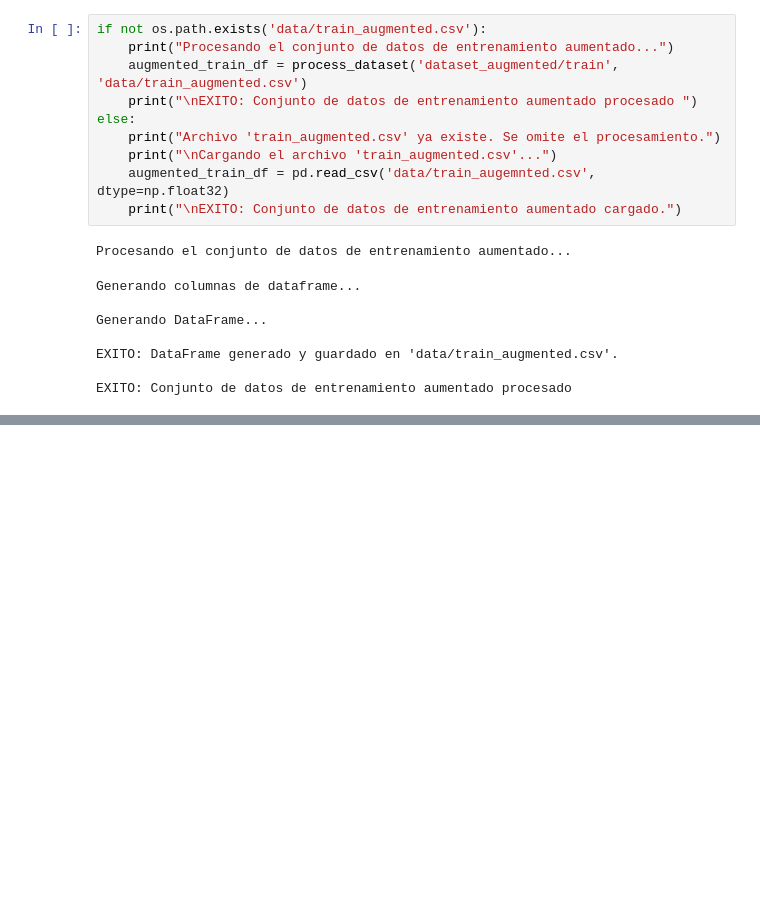
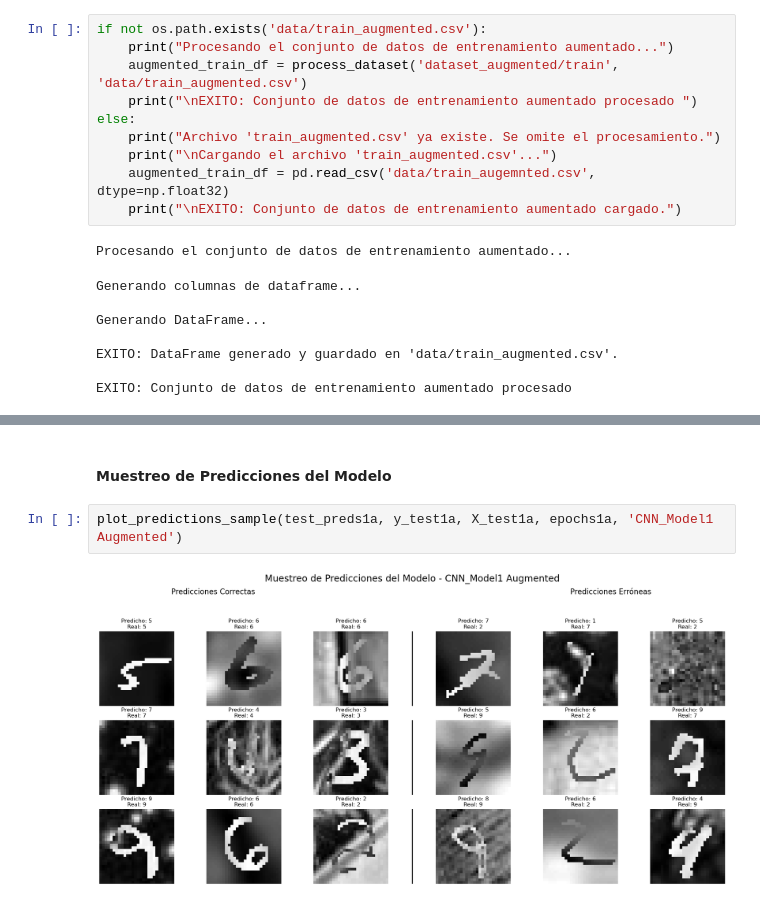
Before and after one commit to LeivaDiego/Lab4-DataScience, a Jupyter notebook: Lab4_CNN.ipynb, the cells around one changed output, grey strips where cells are left out. Cells and saved outputs as stored; diff of their text form; blank space fills up the shorter version.

```diff
--- a/Lab4_CNN.ipynb
+++ b/Lab4_CNN.ipynb
@@ -1543,0 +1638,6 @@ EXITO: Conjunto de datos de entrenamiento aumentado procesado
+# %% [markdown]
+#### Muestreo de Predicciones del Modelo
+# %%
+plot_predictions_sample(test_preds1a, y_test1a, X_test1a, epochs1a, 'CNN_Model1 Augmented')
+# %% [output]
+[figure, added]
```
Also changed, not shown: parts of 11 cells of this notebook.
